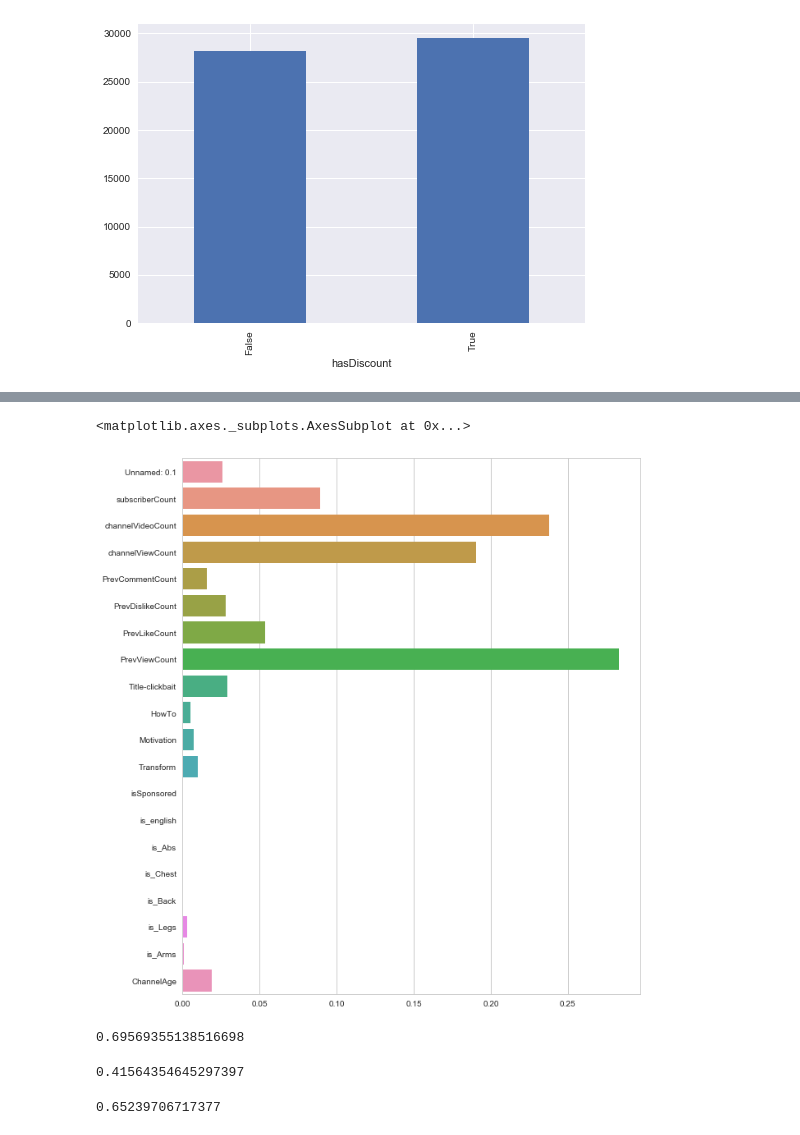
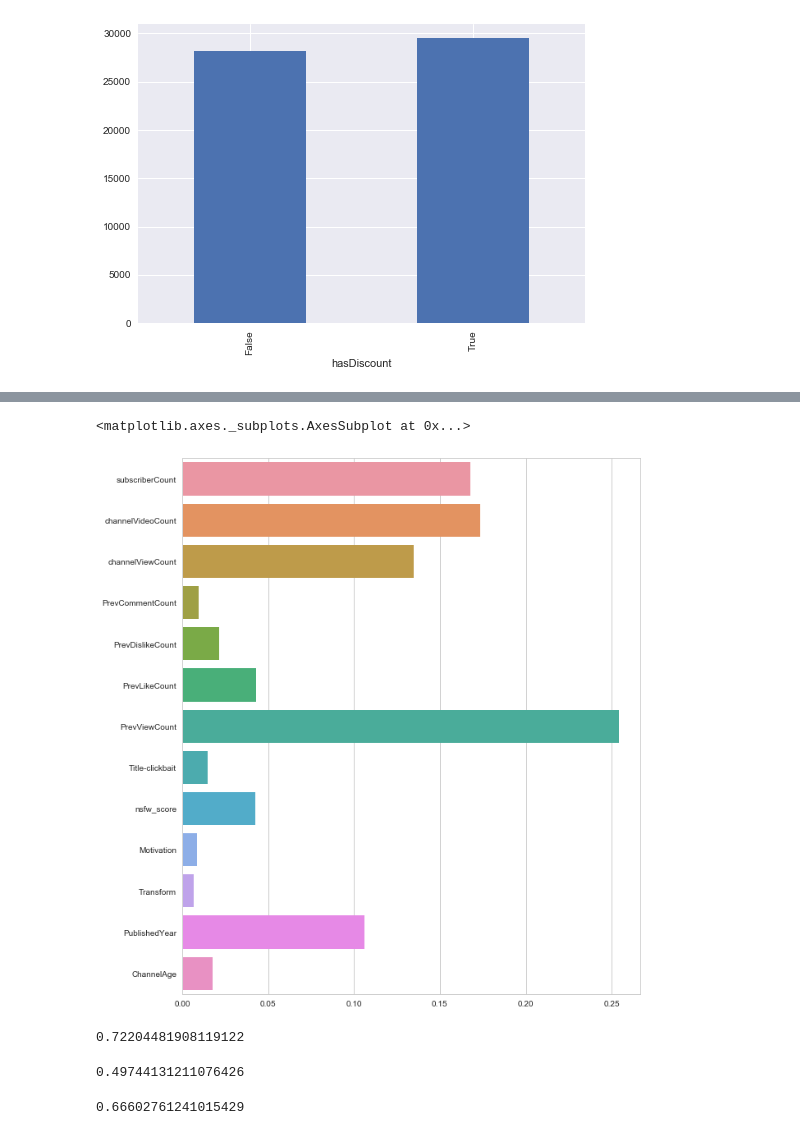
Before and after one commit to allenwang28/YouTube-Virality-Predictor, a Jupyter notebook: notebooks/Categorical Analysis2.ipynb, the cells around one changed output, grey strips where cells are left out. Drawn from its saved outputs; the diff is of its cells as text; code cells hidden in the pictures.

```diff
--- a/notebooks/Categorical Analysis2.ipynb
+++ b/notebooks/Categorical Analysis2.ipynb
@@ -22,6 +28,10 @@ dfData = pd.read_csv('../data/All_data_cbs.csv')
 # %%
 dfData = dfData[dfData['channelVideoCount']<2000]
 dfData = dfData[dfData['subscriberCount'] >0]
+# %%
+dfData = dfData.merge(dfNSFW,on='Id',how='left')
+# %%
+dfData['nsfw_score'] = dfData['nsfw_score'].fillna(0)
 # %%
 dfData.head()
 # %% [output]
@@ -258,9 +268,8 @@ def feature_engineer(dfData):
     dfData['PublishedYear'] = dfData['PublishedAt'].apply(lambda x: x[:4])
     dfData['ChannelAge'] =  dfData['publishedAt'].apply(lambda x: x[:4])
     dfData['channelViewCount'] = np.log1p(dfData['channelViewCount'])
-
     dfData = dfData.drop(['Title','Description','PublishedAt','publishedAt','Channel Id','Channel Title','Abs Video','Chest Video','Back Video',
-                          'Legs Video','Arm Video','PrevPublishedAt','Id','Unnamed: 0','rowHash','FavoriteCount','nextHash','hasDiscount','PublishedYear'],axis = 1)
+                          'Legs Video','Arm Video','PrevPublishedAt','Id','Unnamed: 0','Unnamed: 0.1','rowHash','FavoriteCount','nextHash','hasDiscount'],axis = 1)
 
     return dfData
 
@@ -271,6 +280,10 @@ def drop_obvious_features(dfData):
 def drop_engineered_features(dfData):
     dfData = dfData.drop(['nsfw_score','Title-Clickbait'],axis = 1)
     return dfData
+
+def drop_categoricals(dfData):
+    dfData = dfData.drop(['is_Abs','is_Chest','is_Back','is_Legs','is_Arms','isSponsored','is_english','HowTo'],axis =1)
+    return dfData
 # %%
 df = feature_engineer(dfData).drop('LikeDislikeRatio',axis =1)
 # %%
@@ -336,8 +332,8 @@ sns.barplot(x=reg.feature_importances_, y=X.columns)
 # %%
-df = drop_obvious_features(feature_engineer(dfData)).drop('LikeDislikeRatio',axis = 1)
+df = drop_categoricals(drop_obvious_features(feature_engineer(dfData))).drop('LikeDislikeRatio',axis = 1)
 print df.columns
 X, y = df.drop(['ViewCount'],axis=1), np.log1p(df['ViewCount'])
-checkForNull(X,y)
+# checkForNull(X,y)
 train_X, test_X, train_y, test_y = train_test_split(X, y, train_size=0.75, test_size=0.25)
 
 
@@ -367,37 +351,53 @@ False
 # %%
 sns.set_style('whitegrid')
 plt.figure(figsize=(10,12))
-sns.barplot(x=reg.feature_importances_, y=X.columns)
+sns.barplot(x=reg.feature_importances_, y=train_X.columns)
 # %% [output]
 <matplotlib.axes._subplots.AxesSubplot at 0x...>
-[figure, old version]
+[figure, new version]
 # %%
 reg = XGBRegressor(n_estimators = 1000)
 train_X['ChannelAge'] = train_X['ChannelAge'].astype(int)
 test_X['ChannelAge'] = test_X['ChannelAge'].astype(int)
-
+train_X['PublishedYear'] = train_X['PublishedYear'].astype(int)
+test_X['PublishedYear'] = test_X['PublishedYear'].astype(int)
 reg.fit(train_X, train_y)
 reg.score(test_X, test_y)
+
+import pickle
+pickle.dump(reg, open("xgb001.pickle.dat", "wb"))
-# %% [output]
-0.69569355138516698
+# %%
+reg = XGBRegressor(n_estimators = 1000)
+train_X, test_X = train_X.drop('nsfw_score',axis = 1), test_X.drop('nsfw_score',axis=1)
+train_X['ChannelAge'] = train_X['ChannelAge'].astype(int)
+test_X['ChannelAge'] = test_X['ChannelAge'].astype(int)
+train_X['PublishedYear'] = train_X['PublishedYear'].astype(int)
+test_X['PublishedYear'] = test_X['PublishedYear'].astype(int)
+reg.fit(train_X, train_y)
+reg.score(test_X, test_y)
+# %% [output]
+0.72204481908119122
 # %%
 from sklearn.metrics import mean_squared_error, r2_score
 from sklearn import datasets, linear_model
 reg = linear_model.LinearRegression()
 train_X['ChannelAge'] = train_X['ChannelAge'].astype(int)
 test_X['ChannelAge'] = test_X['ChannelAge'].astype(int)
+train_X['PublishedYear'] = train_X['PublishedYear'].astype(int)
+test_X['PublishedYear'] = test_X['PublishedYear'].astype(int)
 reg.fit(train_X, train_y)
 reg.score(test_X, test_y)
 # %% [output]
-0.41564354645297397
+0.49744131211076426
 # %%
 from sklearn.ensemble import RandomForestRegressor
 
 reg = RandomForestRegressor()
 train_X['ChannelAge'] = train_X['ChannelAge'].astype(int)
 test_X['ChannelAge'] = test_X['ChannelAge'].astype(int)
-
+train_X['PublishedYear'] = train_X['PublishedYear'].astype(int)
+test_X['PublishedYear'] = test_X['PublishedYear'].astype(int)
 reg.fit(train_X, train_y)
 reg.score(test_X, test_y)
 # %% [output]
-0.65239706717377
+0.66602761241015429
```
Also changed, not shown: parts of 11 cells of this notebook, 9 other files.
